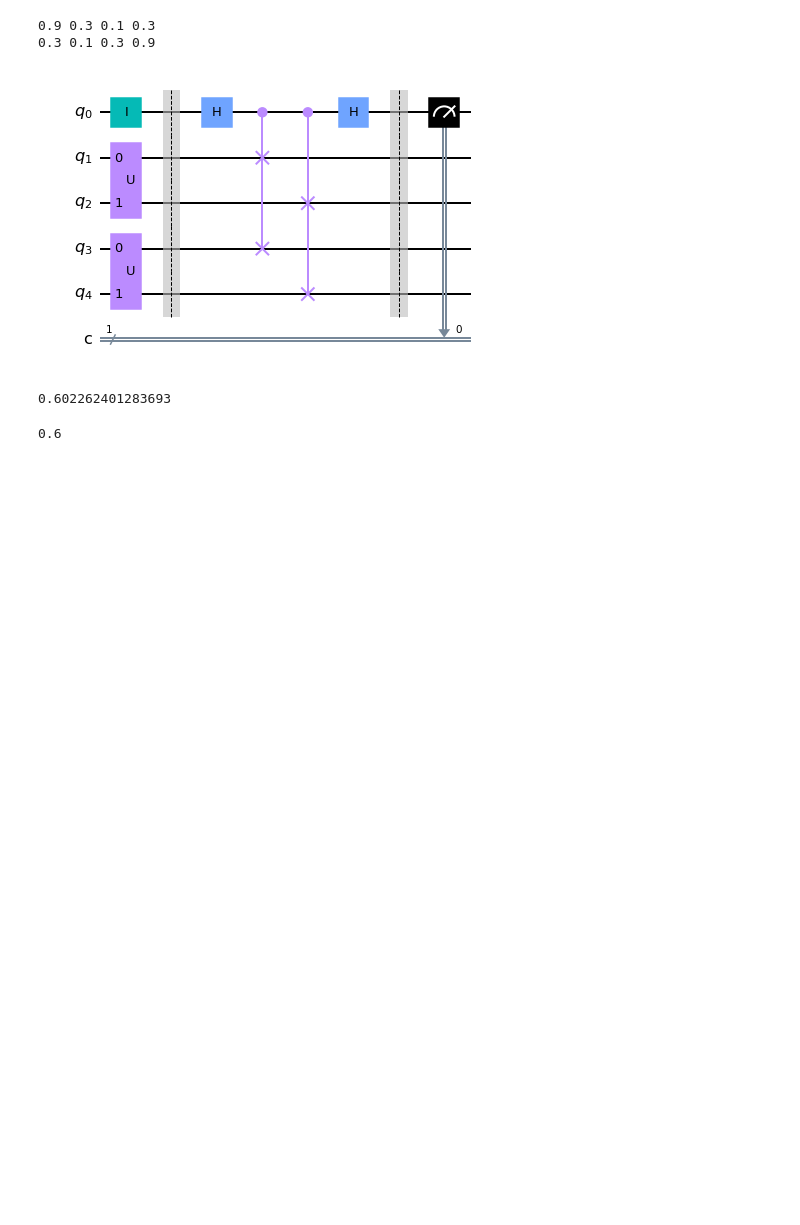
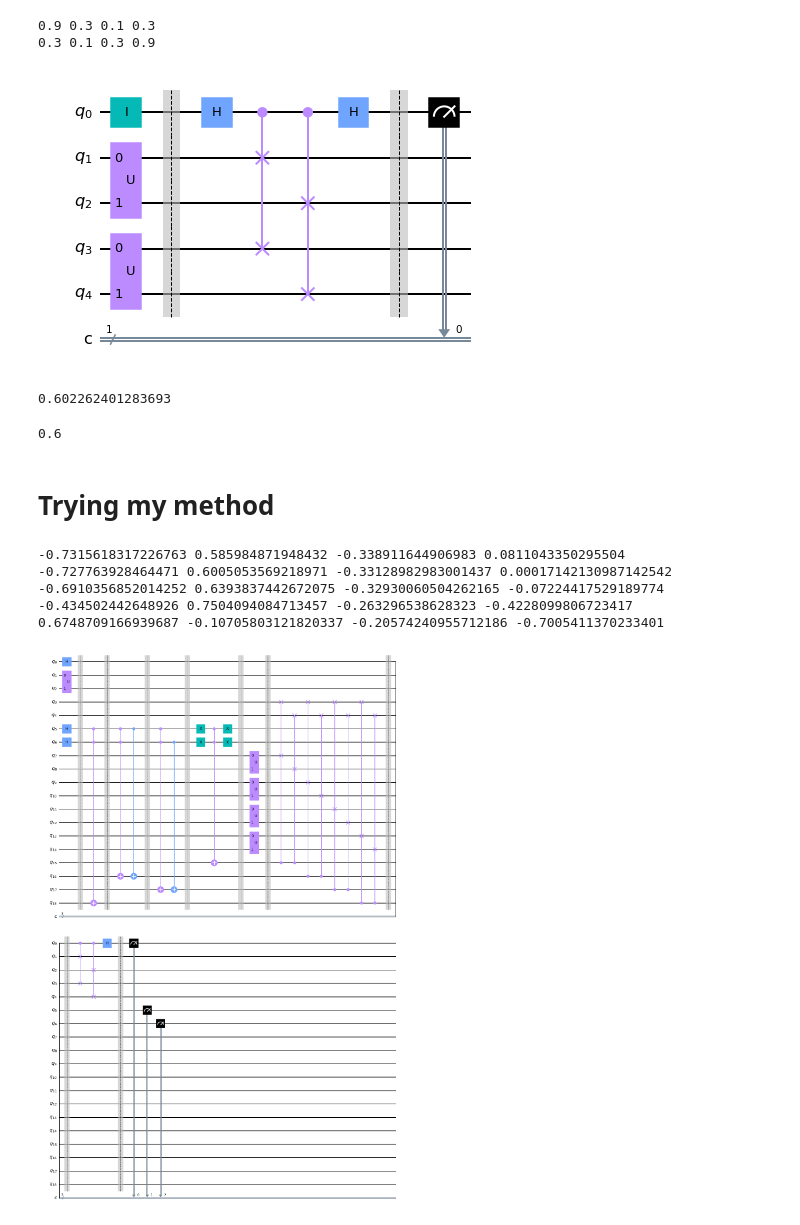
Before and after one commit to Inverseit/quantum, a Jupyter notebook: generating any 2d state.ipynb, the cells around one changed output. Saved outputs shown, nothing was run; the diff lists cells and outputs as text; code cells hidden in the pictures; blank space fills up the shorter version.

```diff
--- a/generating any 2d state.ipynb
+++ b/generating any 2d state.ipynb
@@ -199,3 +199,5 @@ def get_sim_score(v1, v2):
     c = run_experiment(qc)
     p = c['1'] / (c['0'] + c['1'])
     return 1 - 2 * p
+# %% [markdown]
+# Trying my method
@@ -201,0 +1071,23 @@ def get_sim_score(v1, v2):
+# %%
+some_4 = {
+    0: trained_vectors[0],
+    20: trained_vectors[20],
+    30: trained_vectors[30],
+    50: trained_vectors[50],
+}
+# %%
+# randomly choosen gates
+gate_0 = create_gate_from_4(*some_4[0])
+gate_20 = create_gate_from_4(*some_4[20])
+gate_30 = create_gate_from_4(*some_4[30])
+gate_50 = create_gate_from_4(*some_4[50])
+
+gates = [gate_0, gate_20, gate_30, gate_50]
+
+test = create_gate_from_4(0.6748709166939687, -0.20574240955712186, -0.10705803121820337, -0.7005411370233401)
+# %% [output]
+-0.7315618317226763 0.585984871948432 -0.338911644906983 0.0811043350295504
+-0.727763928464471 0.6005053569218971 -0.33128982983001437 0.00017142130987142542
+-0.6910356852014252 0.6393837442672075 -0.32930060504262165 -0.07224417529189774
+-0.434502442648926 0.7504094084713457 -0.263296538628323 -0.4228099806723417
+0.6748709166939687 -0.10705803121820337 -0.20574240955712186 -0.7005411370233401
@@ -201,0 +1154,5 @@ def get_sim_score(v1, v2):
+# %%
+qc = new_c(test, gates)
+qc.draw("mpl")
+# %% [output]
+[figure, added]
```
Also changed, not shown: parts of 16 cells of this notebook, 3 other files.
